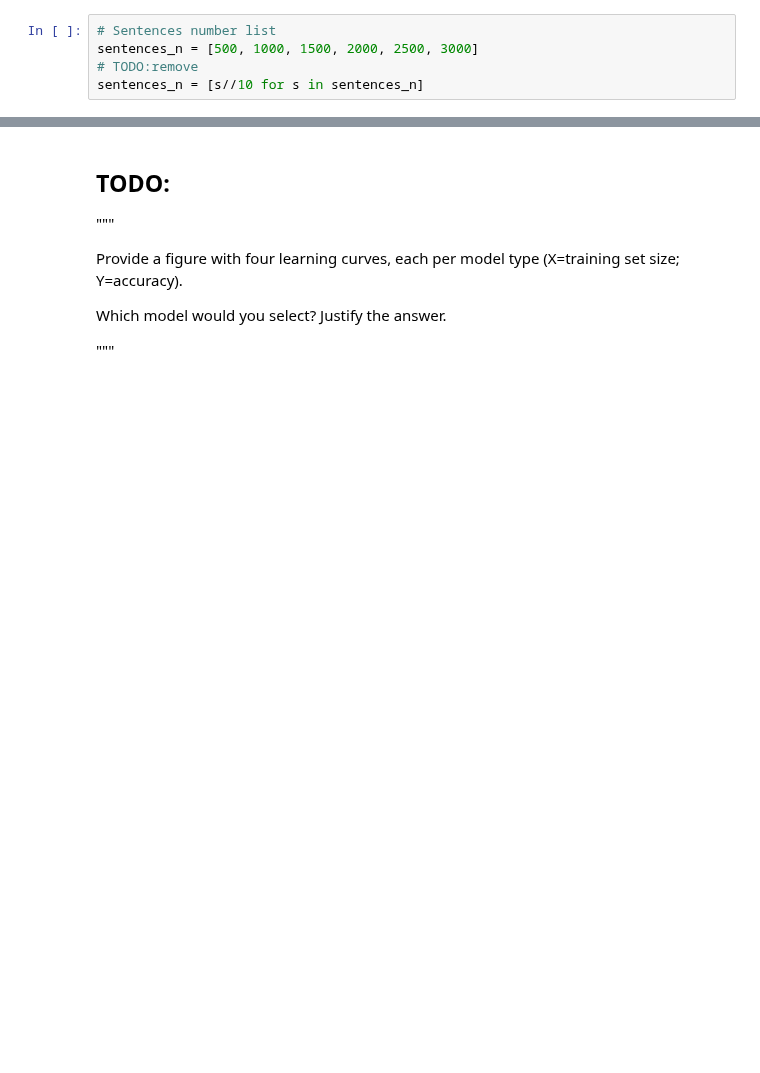
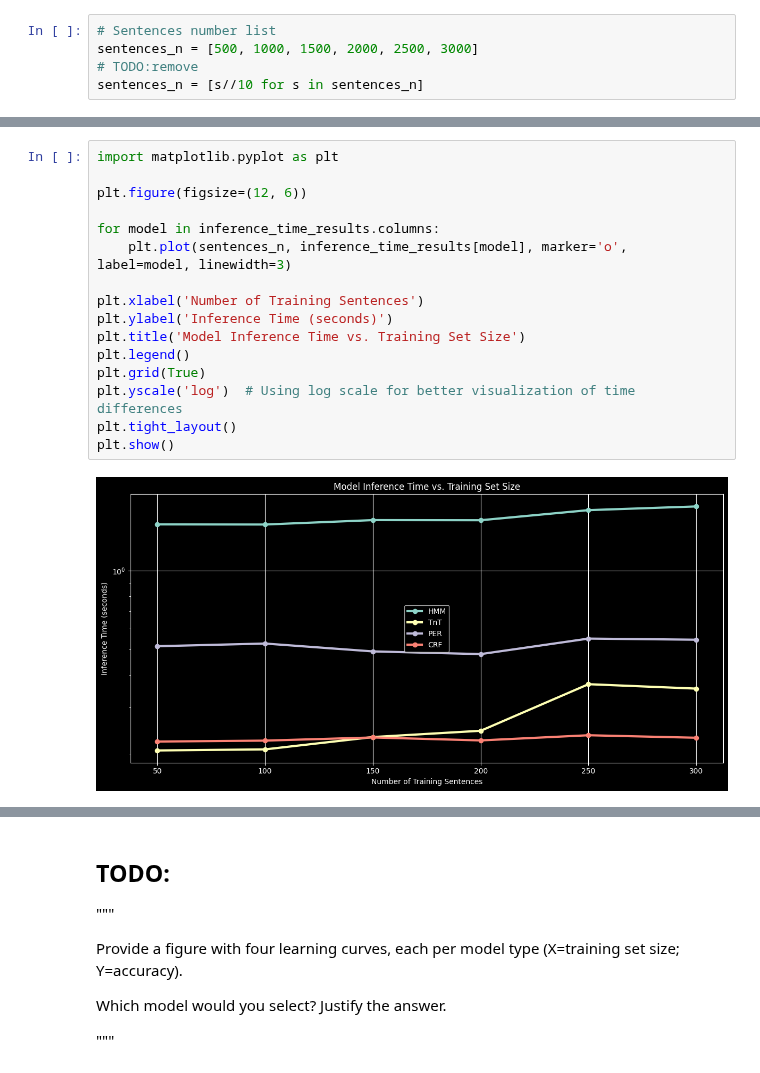
Before and after one commit to ZachParent/mai-intro-to-human-language-technologies, a Jupyter notebook: lab4/lab4.ipynb, the cells around one changed output, grey strips where cells are left out. Cells and saved outputs as stored; diff of their text form; blank space fills up the shorter version.

```diff
--- a/lab4/lab4.ipynb
+++ b/lab4/lab4.ipynb
@@ -153,0 +198,18 @@ Name: 5, dtype: float64
+# %%
+import matplotlib.pyplot as plt
+
+plt.figure(figsize=(12, 6))
+
+for model in inference_time_results.columns:
+    plt.plot(sentences_n, inference_time_results[model], marker='o', label=model, linewidth=3)
+
+plt.xlabel('Number of Training Sentences')
+plt.ylabel('Inference Time (seconds)')
+plt.title('Model Inference Time vs. Training Set Size')
+plt.legend()
+plt.grid(True)
+plt.yscale('log')  # Using log scale for better visualization of time differences
+plt.tight_layout()
+plt.show()
+# %% [output]
+[figure, added]
```
Also changed, not shown: parts of 11 cells of this notebook.
